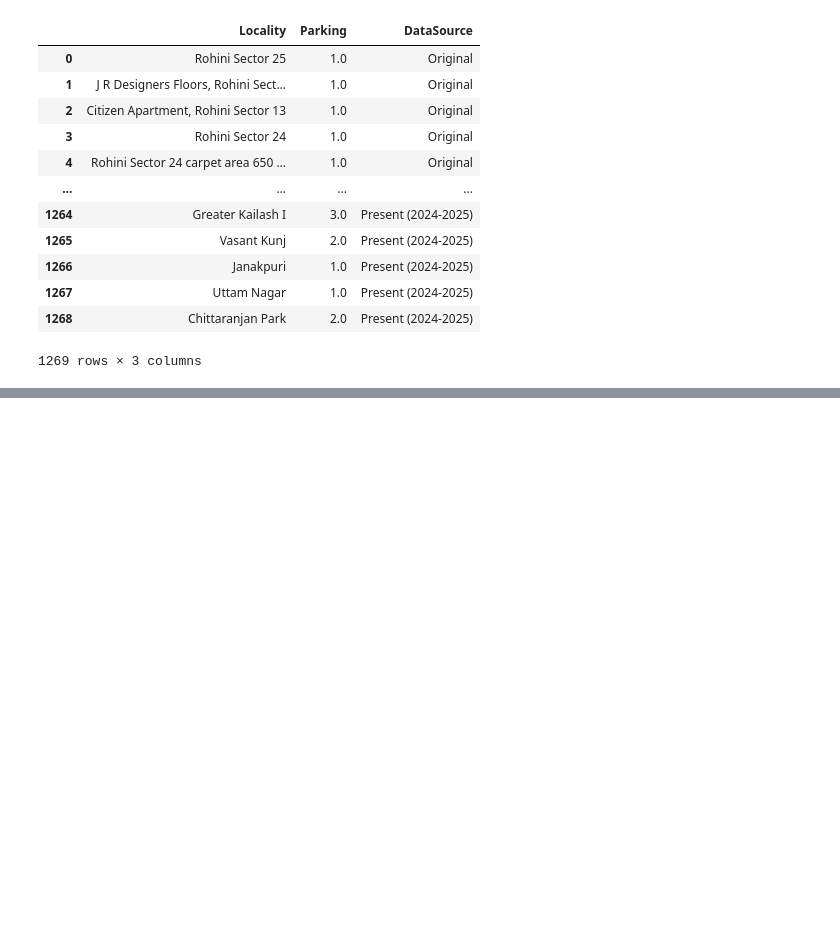
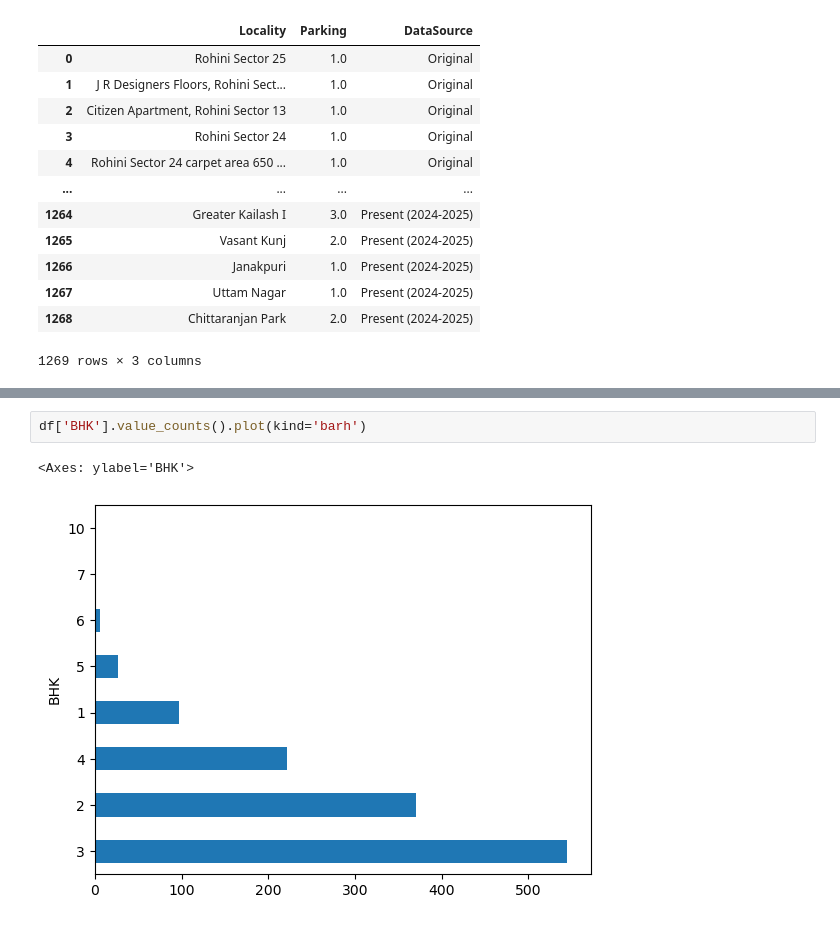
Before and after one commit to S1A2T00/Data-Science-Project, a Jupyter notebook: pandas.ipynb, the cells around one changed output, grey strips where cells are left out. Drawn from its saved outputs; the diff is of its cells as text; blank space fills up the shorter version.

```diff
--- a/pandas.ipynb
+++ b/pandas.ipynb
@@ -139,0 +216,5 @@ df.iloc[:,[4,5,11]]
+# %%
+df['BHK'].value_counts().plot(kind='barh')
+# %% [output]
+<Axes: ylabel='BHK'>
+[figure, added]
```
Also changed, not shown: parts of 11 cells of this notebook.
